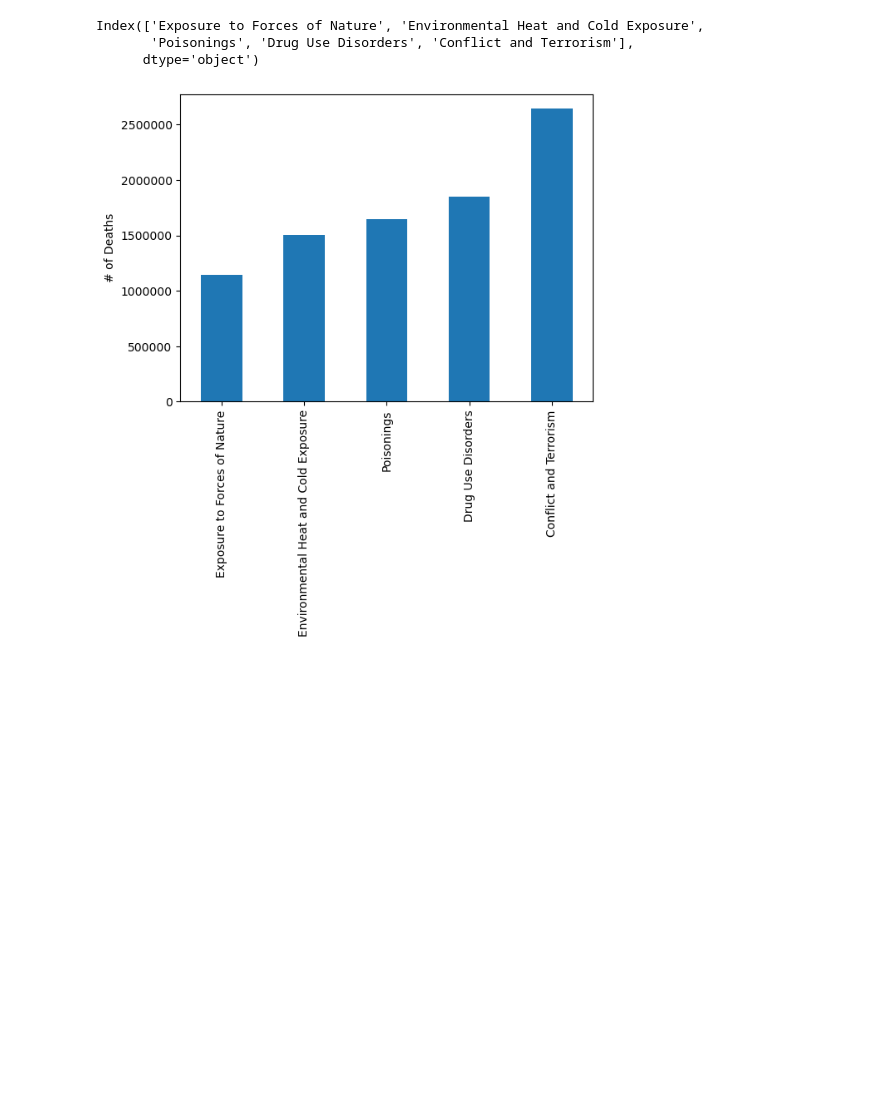
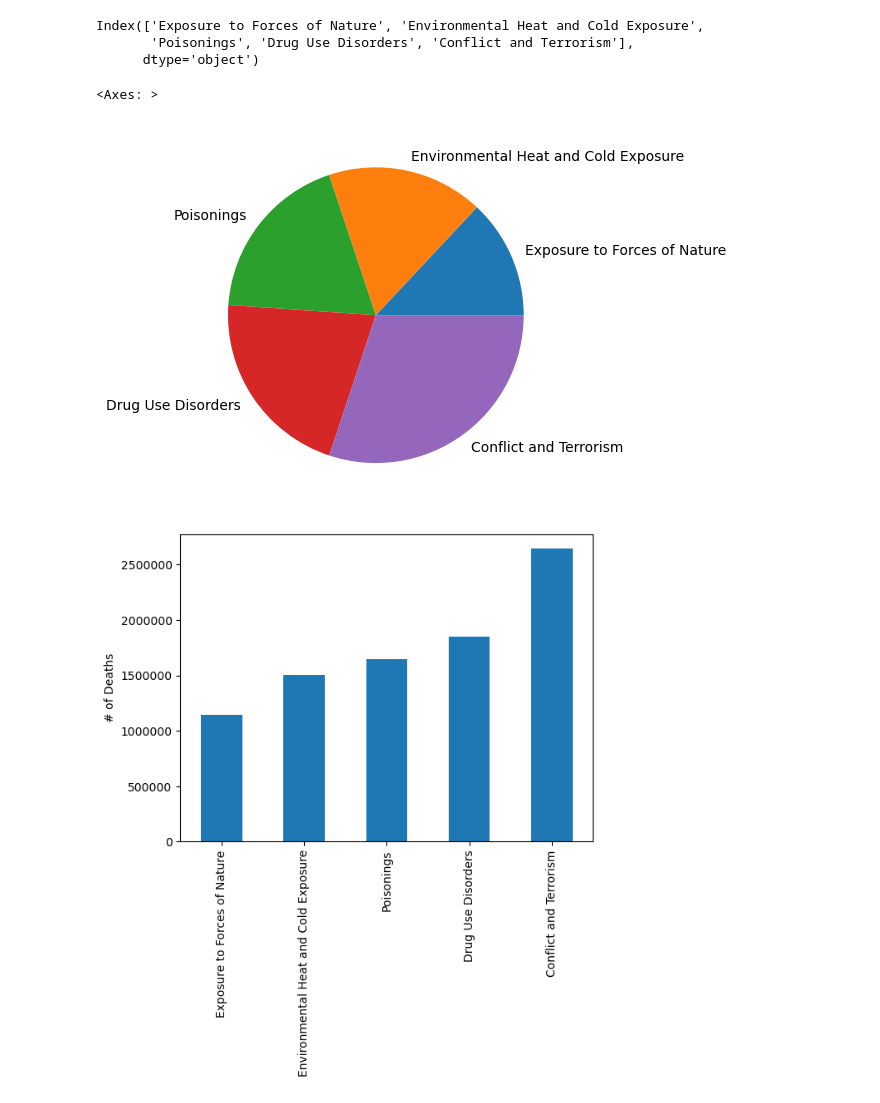
Before and after one commit to thomasjngo/Cause-of-Death-Analysis, a Jupyter notebook: Cause of Death Analysis/CommonCausesofDeath.ipynb, the cells around one changed output. Cells and saved outputs as stored; diff of their text form; code cells hidden in the pictures; blank space fills up the shorter version.

```diff
--- a/Cause of Death Analysis/CommonCausesofDeath.ipynb
+++ b/Cause of Death Analysis/CommonCausesofDeath.ipynb
@@ -128,6 +133,11 @@ dtype: int64
 Index(['Exposure to Forces of Nature', 'Environmental Heat and Cold Exposure',
        'Poisonings', 'Drug Use Disorders', 'Conflict and Terrorism'],
       dtype='object')
+# %%
+least_deaths.plot.pie()
+# %% [output]
+<Axes: >
+[figure, added]
 # %%
 least_deaths.plot.bar()
 plt.ylabel('# of Deaths')
```
Also changed, not shown: parts of 1 cell of this notebook.
